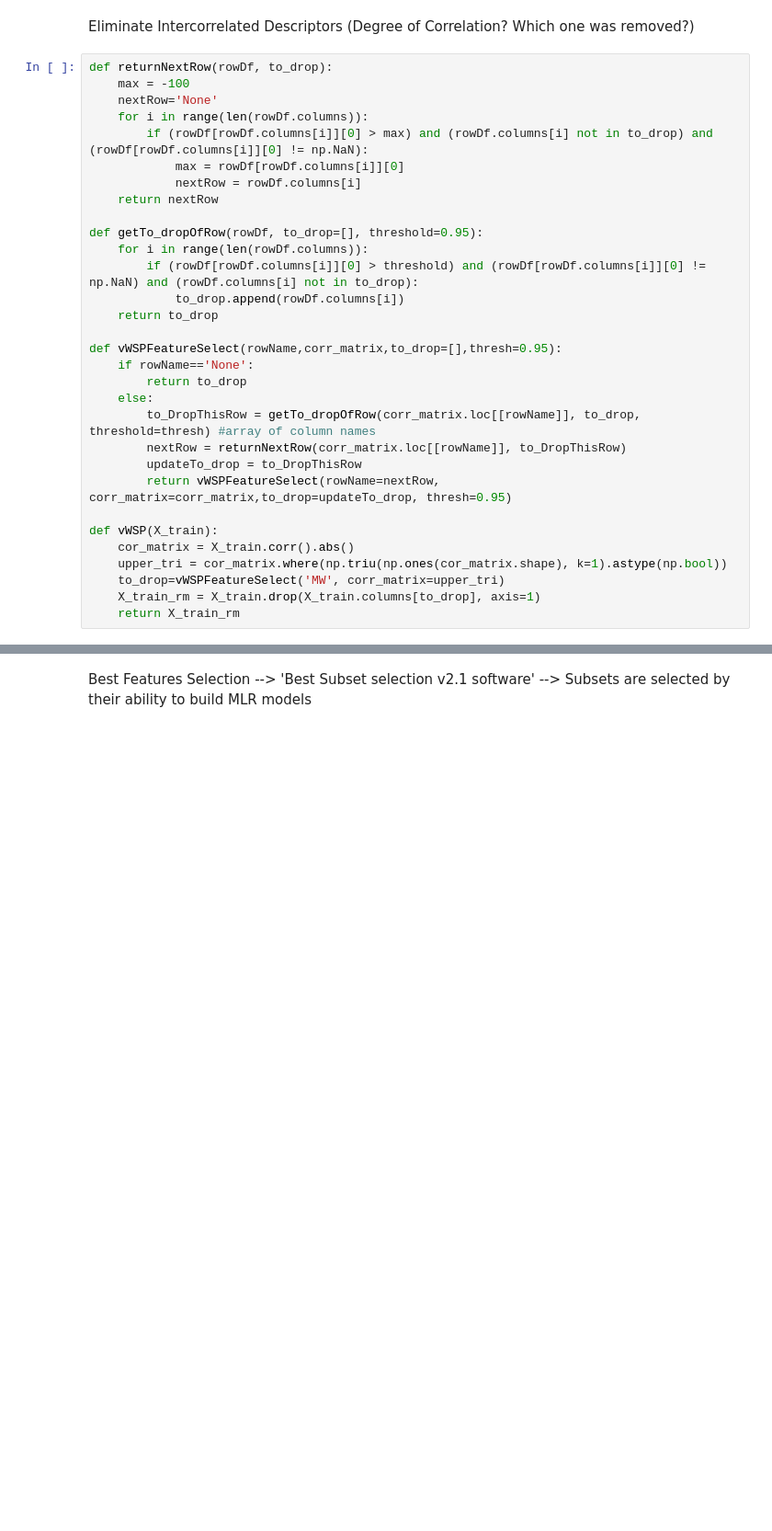
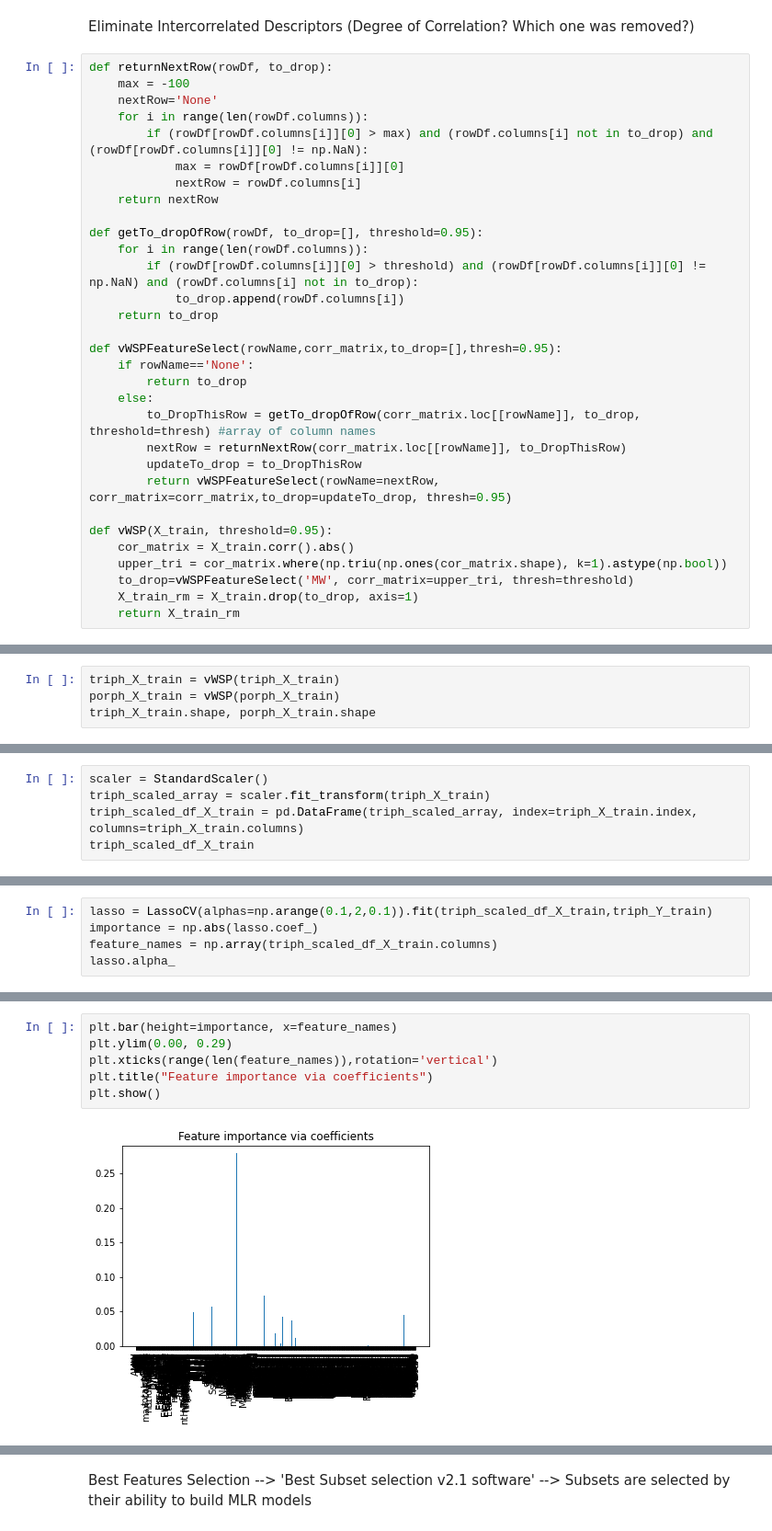
Before and after one commit to PaulC61/Cheminformatics, a Jupyter notebook: InternshipM2_BIU/WorkingEnvironment/Phase2/plsPaper.ipynb, the cells around one changed output, grey strips where cells are left out. Shown at 92% size. Drawn from its saved outputs; the diff is of its cells as text; blank space fills up the shorter version.

Commit message:
Tried Lasso Coefficient Variable Selection method: failed

```diff
--- a/InternshipM2_BIU/WorkingEnvironment/Phase2/plsPaper.ipynb
+++ b/InternshipM2_BIU/WorkingEnvironment/Phase2/plsPaper.ipynb
@@ -146,9 +139,9 @@ def vWSPFeatureSelect(rowName,corr_matrix,to_drop=[],thresh=0.95):
         updateTo_drop = to_DropThisRow
         return vWSPFeatureSelect(rowName=nextRow, corr_matrix=corr_matrix,to_drop=updateTo_drop, thresh=0.95)
 
-def vWSP(X_train):
+def vWSP(X_train, threshold=0.95):
     cor_matrix = X_train.corr().abs()
     upper_tri = cor_matrix.where(np.triu(np.ones(cor_matrix.shape), k=1).astype(np.bool))
-    to_drop=vWSPFeatureSelect('MW', corr_matrix=upper_tri)
-    X_train_rm = X_train.drop(X_train.columns[to_drop], axis=1)
+    to_drop=vWSPFeatureSelect('MW', corr_matrix=upper_tri, thresh=threshold)
+    X_train_rm = X_train.drop(to_drop, axis=1)
     return X_train_rm
@@ -186,0 +148,4 @@ Deprecated in NumPy 1.20; for more details and guidance: https://numpy.org/devdo
+# %%
+triph_X_train = vWSP(triph_X_train)
+porph_X_train = vWSP(porph_X_train)
+triph_X_train.shape, porph_X_train.shape
@@ -188,0 +158,5 @@ Multistage Stepwise Regression to remove less important features (define importa
+# %%
+scaler = StandardScaler()
+triph_scaled_array = scaler.fit_transform(triph_X_train)
+triph_scaled_df_X_train = pd.DataFrame(triph_scaled_array, index=triph_X_train.index, columns=triph_X_train.columns)
+triph_scaled_df_X_train
@@ -188,0 +177,5 @@ Multistage Stepwise Regression to remove less important features (define importa
+# %%
+lasso = LassoCV(alphas=np.arange(0.1,2,0.1)).fit(triph_scaled_df_X_train,triph_Y_train)
+importance = np.abs(lasso.coef_)
+feature_names = np.array(triph_scaled_df_X_train.columns)
+lasso.alpha_
@@ -188,0 +184,8 @@ Multistage Stepwise Regression to remove less important features (define importa
+# %%
+plt.bar(height=importance, x=feature_names)
+plt.ylim(0.00, 0.29)
+plt.xticks(range(len(feature_names)),rotation='vertical')
+plt.title("Feature importance via coefficients")
+plt.show()
+# %% [output]
+[figure, added]
```
Also changed, not shown: parts of 15 cells of this notebook.
